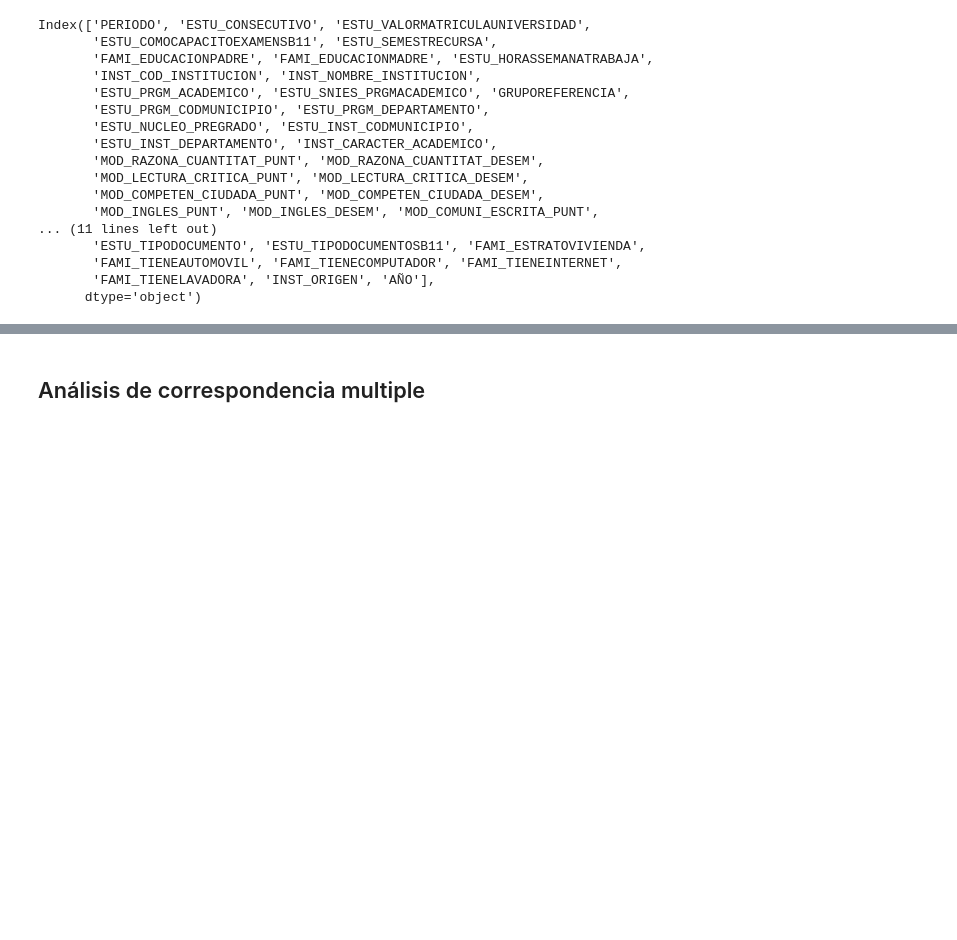
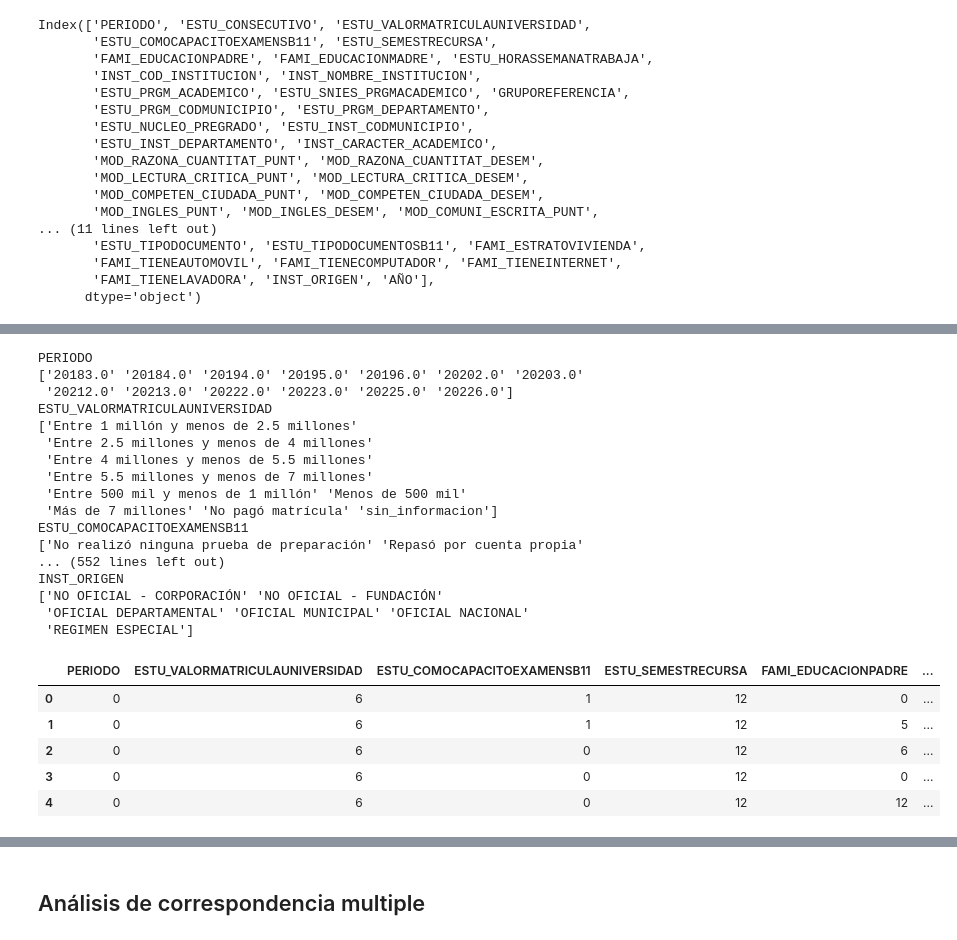
Before and after one commit to gbuvoli/SaberPRO_project, a Jupyter notebook: 5_0_Statistics.ipynb, the cells around one changed output, grey strips where cells are left out. Saved outputs shown, nothing was run; the diff lists cells and outputs as text; code cells hidden in the pictures; blank space fills up the shorter version.

```diff
--- a/5_0_Statistics.ipynb
+++ b/5_0_Statistics.ipynb
@@ -584,0 +597,6 @@ with open('label_encoders.pkl', 'wb') as f:
+# %%
+columns_to_drop = ['ESTU_CONSECUTIVO','ESTU_SNIES_PRGMACADEMICO','INST_COD_INSTITUCION', 'ESTU_PRGM_CODMUNICIPIO',
+       'ESTU_INST_CODMUNICIPIO','ESTU_FECHANACIMIENTO']
+
+df_combined.drop(columns_to_drop, axis=1, inplace=True)
+uninorte.drop(columns_to_drop, axis=1, inplace=True)
@@ -584,0 +605,5 @@ with open('label_encoders.pkl', 'wb') as f:
+# %%
+num_cols=df_combined.select_dtypes(include=['int','float']).columns
+cat_cols=df_combined.select_dtypes(include=['object']).columns
+print(num_cols)
+print(cat_cols)
@@ -584,0 +628,58 @@ with open('label_encoders.pkl', 'wb') as f:
+# %%
+from sklearn.preprocessing import LabelEncoder
+import pickle
+import numpy as np
+
+# Crear un diccionario para guardar los encoders de cada columna
+encoders = {}
+
+# Entrenar un encoder para cada columna categórica
+for columna in cat_cols:
+    encoder = LabelEncoder()
+    encoder.fit(df_combined[columna])
+    encoders[columna] = encoder
+
+# Guardar el diccionario de encoders
+with open('/content/drive/MyDrive/tdg_datasets/SaberPRO_project_master/label_encoders_dict.pkl', 'wb') as file:
+    pickle.dump(encoders, file)
+# %%
+import pickle
+
+# Cargar el diccionario de encoders guardado
+with open('/content/drive/MyDrive/tdg_datasets/SaberPRO_project_master/label_encoders_dict.pkl', 'rb') as file:
+    encoders = pickle.load(file)
+# %%
+un_encoded=pd.DataFrame()
+
+for col in list(cat_cols): # Aplicar el encoder directamente a la columna
+  print(col)
+  encoder = encoders[col]
+  print(encoder.classes_)
+  un_encoded[col] = encoder.transform(uninorte[col])
+
+# Revisar el resultado
+un_encoded.head()
+# %% [output]
+PERIODO
+['20183.0' '20184.0' '20194.0' '20195.0' '20196.0' '20202.0' '20203.0'
+ '20212.0' '20213.0' '20222.0' '20223.0' '20225.0' '20226.0']
+ESTU_VALORMATRICULAUNIVERSIDAD
+['Entre 1 millón y menos de 2.5 millones'
+ 'Entre 2.5 millones y menos de 4 millones'
+ 'Entre 4 millones y menos de 5.5 millones'
+ 'Entre 5.5 millones y menos de 7 millones'
+ 'Entre 500 mil y menos de 1 millón' 'Menos de 500 mil'
+ 'Más de 7 millones' 'No pagó matrícula' 'sin_informacion']
+ESTU_COMOCAPACITOEXAMENSB11
+['No realizó ninguna prueba de preparación' 'Repasó por cuenta propia'
+... (552 lines left out)
+INST_ORIGEN
+['NO OFICIAL - CORPORACIÓN' 'NO OFICIAL - FUNDACIÓN'
+ 'OFICIAL DEPARTAMENTAL' 'OFICIAL MUNICIPAL' 'OFICIAL NACIONAL'
+ 'REGIMEN ESPECIAL']
+|  | PERIODO | ESTU_VALORMATRICULAUNIVERSIDAD | ESTU_COMOCAPACITOEXAMENSB11 | ESTU_SEMESTRECURSA | FAMI_EDUCACIONPADRE | ... |
+| 0 | 0 | 6 | 1 | 12 | 0 | ... |
+| 1 | 0 | 6 | 1 | 12 | 5 | ... |
+| 2 | 0 | 6 | 0 | 12 | 6 | ... |
+| 3 | 0 | 6 | 0 | 12 | 0 | ... |
+| 4 | 0 | 6 | 0 | 12 | 12 | ... |
```
Also changed, not shown: parts of 39 cells of this notebook.
